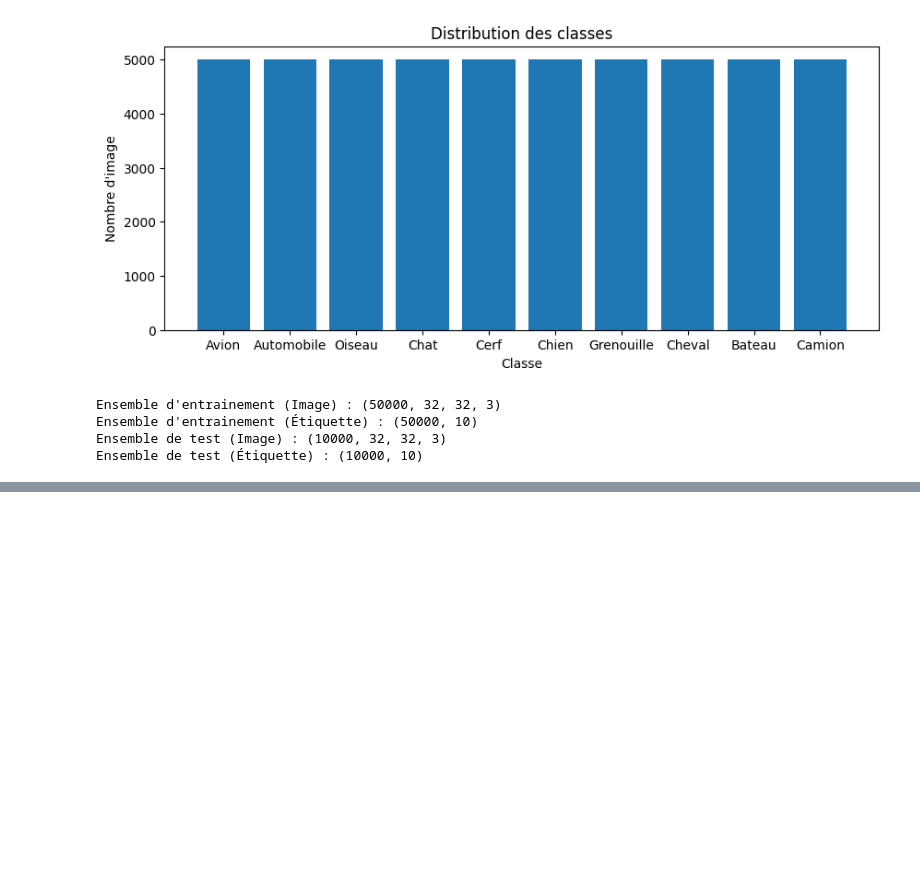
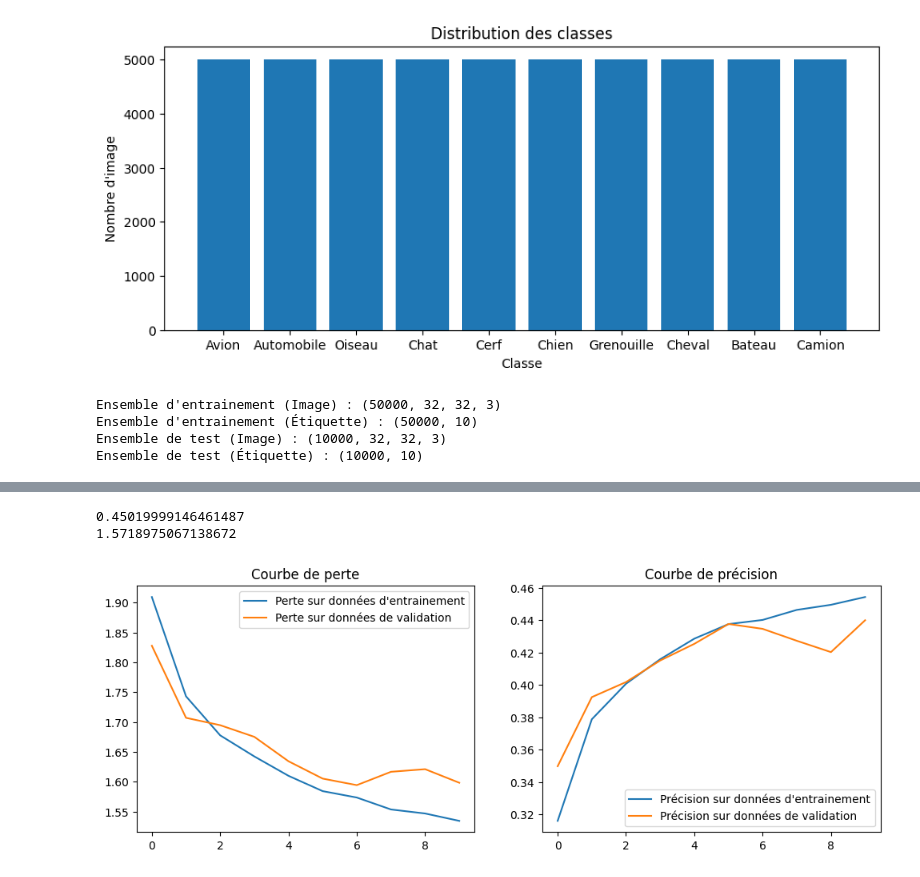
Before and after one commit to JWulfran/Machine-learning, a Jupyter notebook: NN_MLP_CNN_Transfert_learning.ipynb, the cells around one changed output, grey strips where cells are left out. Drawn from its saved outputs; the diff is of its cells as text; code cells hidden in the pictures; blank space fills up the shorter version.

Commit message:
Neural Network 3e commit, modèle MLP courbe

```diff
--- a/NN_MLP_CNN_Transfert_learning.ipynb
+++ b/NN_MLP_CNN_Transfert_learning.ipynb
@@ -84,4 +84,4 @@ mpl_model = Sequential([
     layers.Dense(10, activation='softmax')
 ])
 # %%
-mlp_model.co
+mpl_model.compile(optimizer="adam", loss='categorical_crossentropy',metrics=['accuracy'])
@@ -87,0 +104,3 @@ mlp_model.co
+# %%
+historique = mpl_model.fit(X_train, y_train, epochs=10, batch_size=64, validation_split=0.2)
+test_loss, test_accuracy = mpl_model.evaluate(X_test, y_test, verbose=2)
@@ -87,0 +125,24 @@ mlp_model.co
+# %%
+print(test_accuracy)
+print(test_loss)
+# %% [output]
+0.45019999146461487
+1.5718975067138672
+# %%
+plt.figure(figsize=(12,4))
+
+plt.subplot(1,2,1)
+plt.plot(historique.history['loss'], label= "Perte sur données d'entrainement")
+plt.plot(historique.history['val_loss'], label= "Perte sur données de validation")
+plt.legend()
+plt.title("Courbe de perte")
+
+plt.subplot(1,2,2)
+plt.plot(historique.history['accuracy'], label="Précision sur données d'entrainement")
+plt.plot(historique.history['val_accuracy'], label= "Précision sur données de validation")
+plt.legend()
+plt.title("Courbe de précision")
+
+plt.show()
+# %% [output]
+[figure, added]
```
Also changed, not shown: parts of 2 cells of this notebook.
